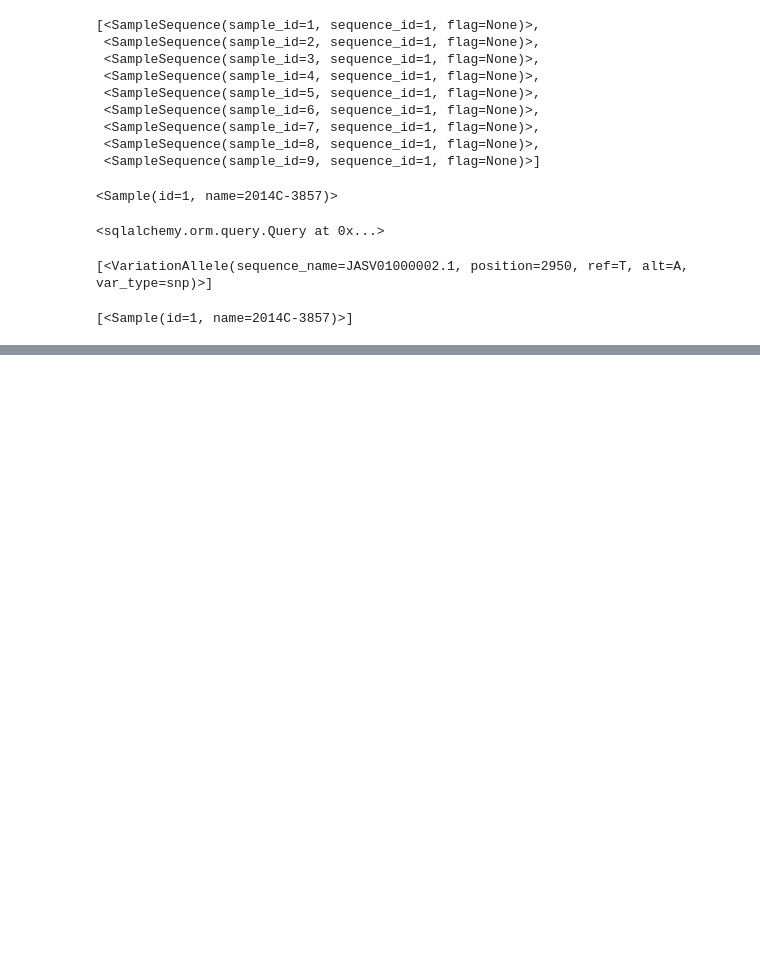
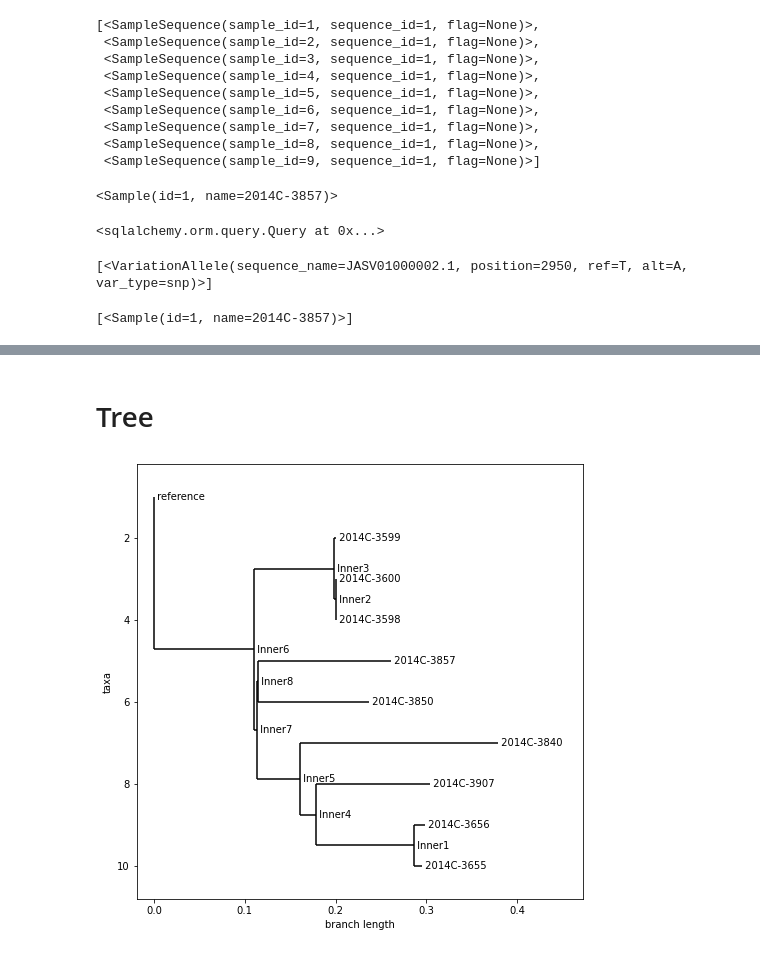
Before and after one commit to apetkau/variant-repo-test, a Jupyter notebook: variant-model-test.ipynb, the cells around one changed output, grey strips where cells are left out. Drawn from its saved outputs; the diff is of its cells as text; code cells hidden in the pictures; blank space fills up the shorter version.

Commit message:
From alignment to tree

```diff
--- a/variant-model-test.ipynb
+++ b/variant-model-test.ipynb
@@ -653,6 +653,16 @@ class CoreAlignmentConstructor:
     def __init__(self, session: sqlalchemy.orm.session.Session, reference_data_proxy: dataproxy.SeqRepoDataProxy):
         self._session = session
         self._ref_proxy = reference_data_proxy
+
+    def _all_sample_names(self, reference_name: str) -> List[str]:
+        samples = self._session.query(Sample)\
+            .join(SampleSequence)\
+            .join(ReferenceSequence)\
+            .join(Reference)\
+            .filter(Reference.name == reference_name)\
+            .all()
+
+        return [s.name for s in samples]
 
     def _sample_sequence(self, reference_name: str, samples: List[str]) -> Dict[str, List[SampleSequence]]:
         sample_sequences = self._session.query(SampleSequence)\
@@ -701,7 +711,10 @@ class CoreAlignmentConstructor:
 
             return core_mask
 
-    def construct_alignment(self, reference_name: str, samples: List[str], include_reference: bool = True) -> Bio.Align.MultipleSeqAlignment:
+    def construct_alignment(self, reference_name: str, samples: List[str] = None, include_reference: bool = True) -> Bio.Align.MultipleSeqAlignment:
+        if samples is None or len(samples) == 0:
+            samples = self._all_sample_names(reference_name)
+
         sample_sequences = self._sample_sequence(reference_name, samples)
 
         sample_seqs = {}
@@ -757,6 +770,6 @@ align_constructor = CoreAlignmentConstructor(session, ref_proxy)
 #align_constructor._get_variants('JASV01000004.1')
 # x = align_constructor._sample_sequence(reference_name='2011C-3609.fasta', samples=['2014C-3598', '2014C-3840'])
 # m = align_constructor._create_core_mask(x['JASV01000005.1'])
-alignment = align_constructor.construct_alignment(reference_name='2011C-3609.fasta', samples=['2014C-3598', '2014C-3840', '2014C-3600'])
+alignment = align_constructor.construct_alignment(reference_name='2011C-3609.fasta')
 print(alignment)
 # %% [output]
@@ -767,0 +787,17 @@ CGTCCGACGCTGTAGACCTGCGAGCCATAGGATAGCTTGCGTAT...CCC reference
+# %% [markdown]
+# Tree
+# %%
+from Bio.Phylo.TreeConstruction import DistanceTreeConstructor
+from Bio.Phylo.TreeConstruction import DistanceCalculator
+import matplotlib.pyplot as plt
+
+calculator = DistanceCalculator('identity')
+constructor = DistanceTreeConstructor(calculator, 'nj')
+tree = constructor.build_tree(alignment)
+tree.root_with_outgroup('reference')
+tree.ladderize()
+
+plt.rcParams['figure.figsize'] = (8,8)
+Bio.Phylo.draw(tree)
+# %% [output]
+[figure, added]
```
Also changed, not shown: parts of 9 cells of this notebook.
